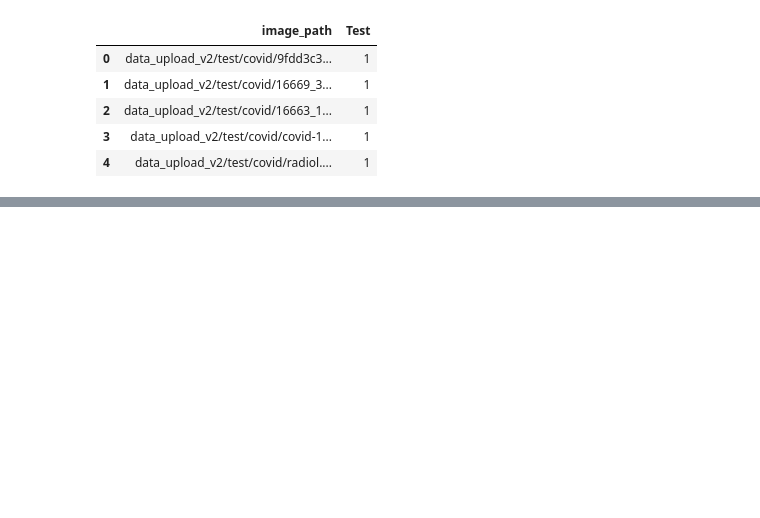
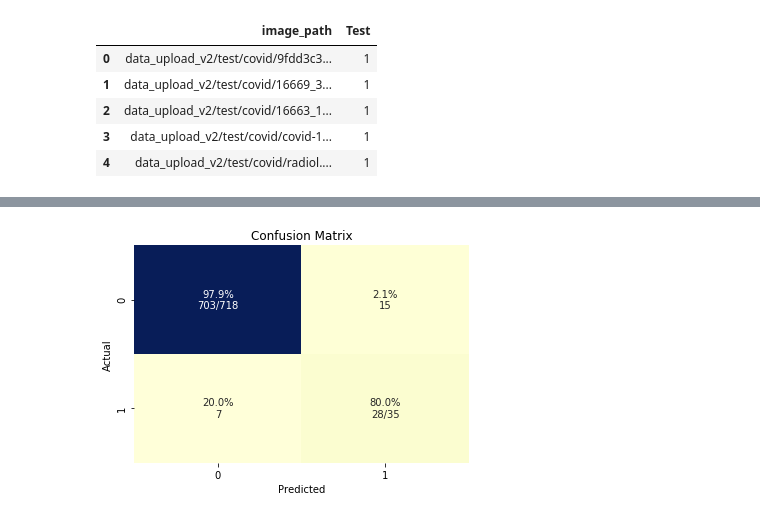
Before and after one commit to kapetanenver/MachineLearningProject, a Jupyter notebook: MLProjectEnver.ipynb, the cells around one changed output, grey strips where cells are left out. Saved outputs shown, nothing was run; the diff lists cells and outputs as text; code cells hidden in the pictures; blank space fills up the shorter version.

```diff
--- a/MLProjectEnver.ipynb
+++ b/MLProjectEnver.ipynb
@@ -52,7 +130,3 @@ X.head()
 # %%
 #Train test split with the mean normalized X
 X_train, X_test, y_train, y_test = sklearn.model_selection.train_test_split(X,y, train_size=.8, random_state=0)
-# %%
-from sklearn.linear_model import LogisticRegression
-clf = LogisticRegression()
-clf.fit(X_train, y_train)
@@ -100,4 +132,0 @@ y_train.hist()
-# %%
-from sklearn.linear_model import LogisticRegression
-clf = LogisticRegression()
-clf.fit(X_train, y_train)
@@ -125,3 +132,0 @@ accuracy_score(y_test, clf.predict(X_test))
-# %%
-#Train test split with the mean normalized X
-X_train, X_test, y_train, y_test = sklearn.model_selection.train_test_split(X,y, train_size=.8, random_state=0)
@@ -235,0 +135,5 @@ weighted avg       0.91      0.95      0.93       753
+# %%
+#train the model
+from sklearn.linear_model import LogisticRegression
+lr = LogisticRegression()
+lr.fit(X_train, y_train)
@@ -235,0 +172,6 @@ weighted avg       0.91      0.95      0.93       753
+# %%
+#generate confusion matrix
+y_pred = lr.predict(X_test)
+cm_analysis(y_test, y_pred, filename = 'con-matrix_LR', labels= lr.classes_, ymap=None, figsize=(6,4))
+# %% [output]
+[figure, added]
```
Also changed, not shown: parts of 66 cells of this notebook, 9 other files.
